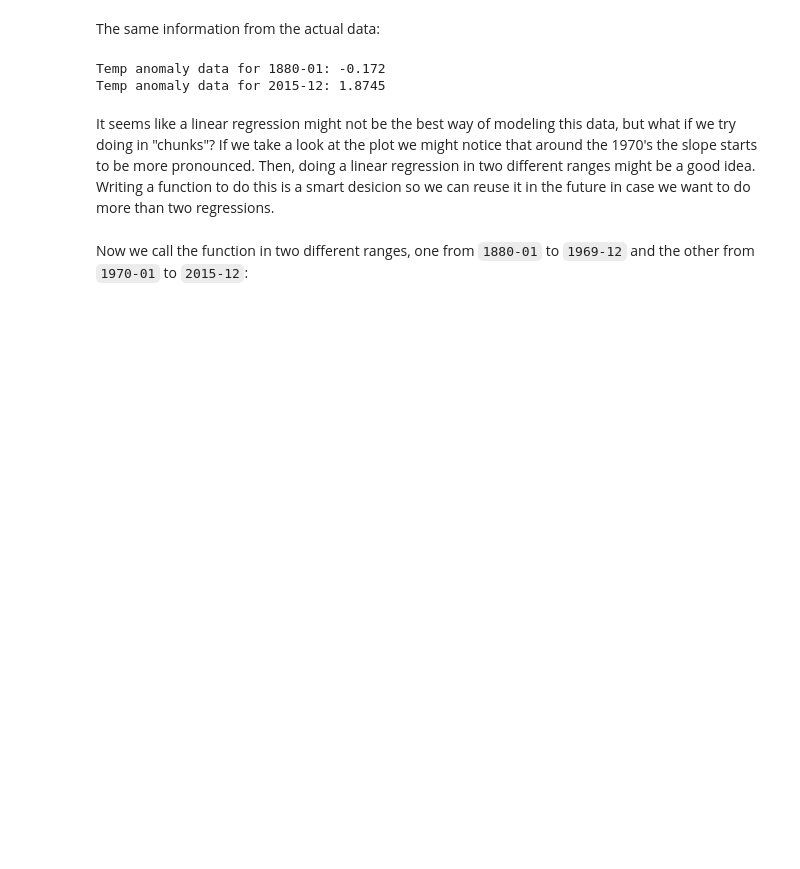
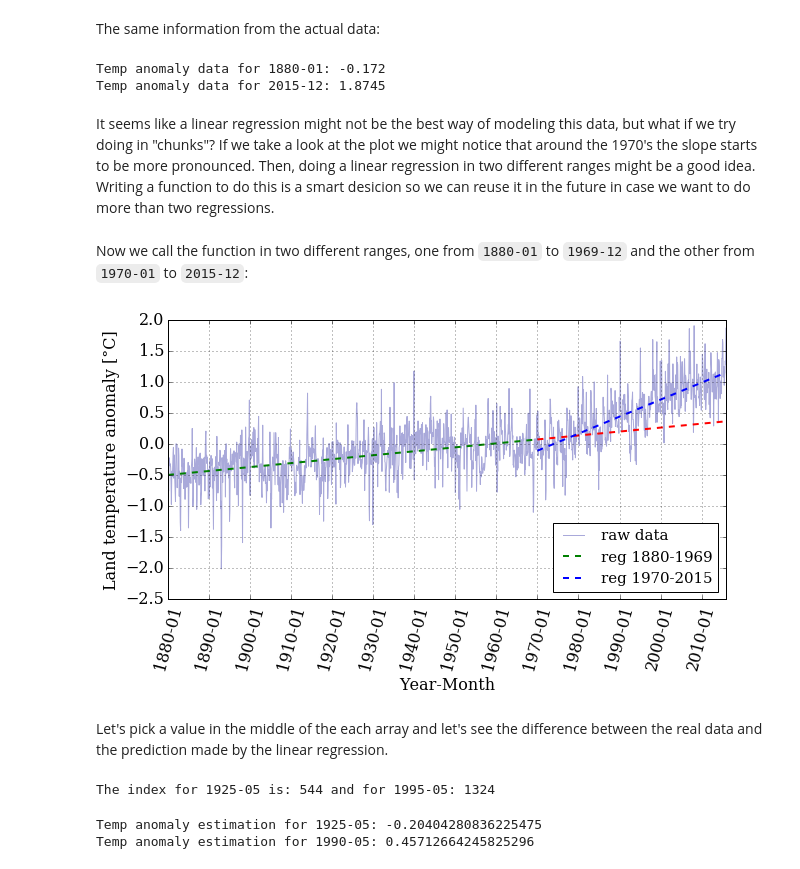
Before and after one commit to barbagroup/essential_skills_RRC, a Jupyter notebook: the_python_scientific_stack.ipynb, the cells around one changed output. Cells and saved outputs as stored; diff of their text form; code cells hidden in the pictures; blank space fills up the shorter version.

```diff
--- a/the_python_scientific_stack.ipynb
+++ b/the_python_scientific_stack.ipynb
@@ -564,13 +550,16 @@ f_cut = numpy.poly1d((m_cut,b_cut))
 # %%
 pyplot.figure(figsize=(10, 5))
 
 pyplot.xticks(dummy[::12*10], date[::12*10] , rotation=75)
-pyplot.plot(dummy,T_land[:,1], color='#2929a3', ls='-', lw=1, alpha=0.3)
-pyplot.plot(dummy, f_linear(dummy), 'k--', linewidth=2, label = 'Full reg');
-pyplot.plot(x_cut_a, f_cut_a(x_cut_a), 'g--', linewidth=2, label = 'reg 1880-1970')
-pyplot.plot(x_cut, f_cut_a(x_cut), 'r--', linewidth=2)
-pyplot.plot(x_cut, f_cut(x_cut), 'b--', linewidth=2, label = 'reg 1970-2016')
+pyplot.plot(dummy,T_land[:,1], color='#2929a3', ls='-', lw=1,
+            alpha=0.4, label = 'raw data')
+
+pyplot.plot(x1, f1(x1), 'g--', linewidth=2, label = 'reg 1880-1969')
+pyplot.plot(x2, f1(x2), 'r--', linewidth=2)
+pyplot.plot(x2, f2(x2), 'b--', linewidth=2, label = 'reg 1970-2015')
 pyplot.xlabel('Year-Month')
 pyplot.ylabel('Land temperature anomaly [°C]')
 pyplot.legend(loc='best', ncol=1, fontsize=15)
 pyplot.grid();
+# %% [output]
+[figure, added]
@@ -580,0 +566,21 @@ x1, T1, f1 = regression_range('1880-01', '1890-03', date, dummy, T_land[:,1])
+# %% [markdown]
+Let's pick a value in the middle of the each array and let's see the difference between the real data and the prediction made by the linear regression.
+# %%
+mid_idx1 = date_index(date, '1925-05')
+mid_idx2 = date_index(date, '1990-05')
+print('The index for 1925-05 is: {} and for 1995-05: {}'.format(mid_idx1,
+                                                                mid_idx2))
+# %% [output]
+The index for 1925-05 is: 544 and for 1995-05: 1324
+# %%
+mid_year1 = dummy[mid_idx1]
+mid_year2 = dummy[mid_idx2]
+
+mid_reg1 = f1(mid_year1)
+mid_reg2 = f2(mid_year2)
+
+print('Temp anomaly estimation for 1925-05: {}'.format(mid_reg1))
+print('Temp anomaly estimation for 1990-05: {}'.format(mid_reg2))
+# %% [output]
+Temp anomaly estimation for 1925-05: -0.20404280836225475
+Temp anomaly estimation for 1990-05: 0.45712664245825296
```
Also changed, not shown: parts of 11 cells of this notebook.
